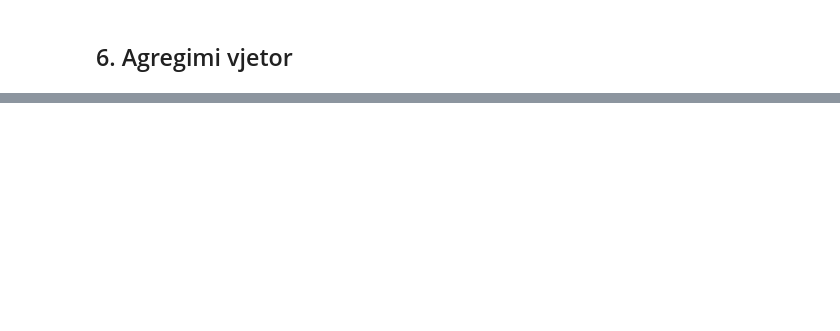
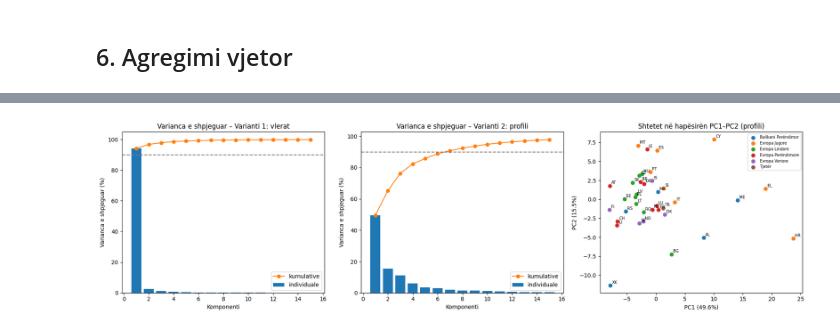
Before and after one commit to arbnortasholli/PVDh_Grupi1, a Jupyter notebook: phase1_preprocessing_eurostat.ipynb, the cells around one changed output, grey strips where cells are left out. Saved outputs shown, nothing was run; the diff lists cells and outputs as text; code cells hidden in the pictures; blank space fills up the shorter version.

```diff
--- a/phase1_preprocessing_eurostat.ipynb
+++ b/phase1_preprocessing_eurostat.ipynb
@@ -192,0 +1494,71 @@ display(annual_summary.head())
+# %%
+X_pca = np.log1p(matrica_imputuar)
+print("Dimensionet fillestare:", X_pca.shape[1], "muaj për", X_pca.shape[0], "shtete")
+
+# Varianti 1: PCA mbi vlerat
+pca = PCA()
+pca.fit(StandardScaler().fit_transform(X_pca))
+varianca_kumulative = np.cumsum(pca.explained_variance_ratio_)
+k_90 = int(np.argmax(varianca_kumulative >= 0.90) + 1)
+print("\nVarianti 1 – PCA mbi vlerat")
+print("Varianca e shpjeguar nga PC1, PC2, PC3:", (pca.explained_variance_ratio_[:3] * 100).round(2), "%")
+print(f"Komponentë të nevojshëm për 90% të variancës: {k_90}")
+madhesia_mesatare = X_pca.mean(axis=1)
+pc1_vlerat = pca.transform(StandardScaler().fit_transform(X_pca))[:, 0]
+print("Korrelacioni PC1 me madhësinë mesatare log(NR):", round(np.corrcoef(pc1_vlerat, madhesia_mesatare)[0, 1], 3))
+
+# Varianti 2: PCA mbi profilin (pa efektin e madhësisë)
+X_profil = X_pca.sub(X_pca.mean(axis=1), axis=0)
+X_profil_std = StandardScaler().fit_transform(X_profil)
+pca_profil = PCA()
+komponentet = pca_profil.fit_transform(X_profil_std)
+varianca_kum_profil = np.cumsum(pca_profil.explained_variance_ratio_)
+k_90_profil = int(np.argmax(varianca_kum_profil >= 0.90) + 1)
+print("\nVarianti 2 – PCA mbi profilin")
+print("Varianca e shpjeguar nga PC1, PC2, PC3:", (pca_profil.explained_variance_ratio_[:3] * 100).round(2), "%")
+print(f"Komponentë të nevojshëm për 90% të variancës: {k_90_profil} (nga {X_pca.shape[1]} dimensione)")
+
+k_ruaj = max(k_90_profil, 2)
+pca_rezultati = pd.DataFrame(komponentet[:, :k_ruaj], index=X_pca.index,
+                             columns=[f"PC{i + 1}" for i in range(k_ruaj)])
+pca_rezultati = pca_rezultati.join(metadata_shtetet.set_index("geo")[["emri_shtetit", "rajoni"]])
+
+# Amplituda sezonale (korrik/janar) për të interpretuar PC1
+amplituda = (X_pca.loc[:, [c for c in X_pca.columns if c.month in (7, 8)]].mean(axis=1)
+             - X_pca.loc[:, [c for c in X_pca.columns if c.month in (1, 2)]].mean(axis=1))
+print("Korrelacioni PC1 (profil) me amplitudën sezonale verë–dimër:",
+      round(np.corrcoef(pca_rezultati["PC1"], amplituda)[0, 1], 3))
+
+# Rënia gjatë pandemisë (mesatarja log 2020 – mesatarja log 2019) për të interpretuar PC2
+mesatarja_vitit = lambda viti: X_pca.loc[:, [c for c in X_pca.columns if c.year == viti]].mean(axis=1)
+renia_covid = mesatarja_vitit(2020) - mesatarja_vitit(2019)
+print("Korrelacioni PC2 (profil) me ndryshimin 2019→2020:",
+      round(np.corrcoef(pca_rezultati["PC2"], renia_covid)[0, 1], 3))
+display(pca_rezultati[["emri_shtetit", "rajoni", "PC1", "PC2"]].sort_values("PC1").round(3))
+
+fig, axes = plt.subplots(1, 3, figsize=(18, 5))
+nr_komp = 15
+for ax, model, titulli in [(axes[0], pca, "Varianti 1: vlerat"), (axes[1], pca_profil, "Varianti 2: profili")]:
+    vk = np.cumsum(model.explained_variance_ratio_)
+    ax.bar(range(1, nr_komp + 1), model.explained_variance_ratio_[:nr_komp] * 100, color="tab:blue", label="individuale")
+    ax.plot(range(1, nr_komp + 1), vk[:nr_komp] * 100, "o-", color="tab:orange", label="kumulative")
+    ax.axhline(90, linestyle="--", color="gray")
+    ax.set_xlabel("Komponenti")
+    ax.set_ylabel("Varianca e shpjeguar (%)")
+    ax.set_title(f"Varianca e shpjeguar – {titulli}")
+    ax.legend()
+
+for rajoni, grup in pca_rezultati.groupby("rajoni"):
+    axes[2].scatter(grup["PC1"], grup["PC2"], label=rajoni, s=40)
+for geo, rr in pca_rezultati.iterrows():
+    axes[2].annotate(geo, (rr["PC1"], rr["PC2"]), fontsize=7, xytext=(3, 3), textcoords="offset points")
+axes[2].set_xlabel(f"PC1 ({pca_profil.explained_variance_ratio_[0] * 100:.1f}%)")
+axes[2].set_ylabel(f"PC2 ({pca_profil.explained_variance_ratio_[1] * 100:.1f}%)")
+axes[2].set_title("Shtetet në hapësirën PC1–PC2 (profili)")
+axes[2].legend(fontsize=7)
+plt.tight_layout()
+plt.savefig(OUTPUT_DIR / "fig_04_pca.png", dpi=120)
+plt.show()
+
+pca_rezultati.to_csv(OUTPUT_DIR / "13_pca_components.csv")
+# %% [output]
@@ -192,0 +1595 @@ display(annual_summary.head())
+[figure, added]
```
Also changed, not shown: parts of 60 cells of this notebook, 1 other file.
